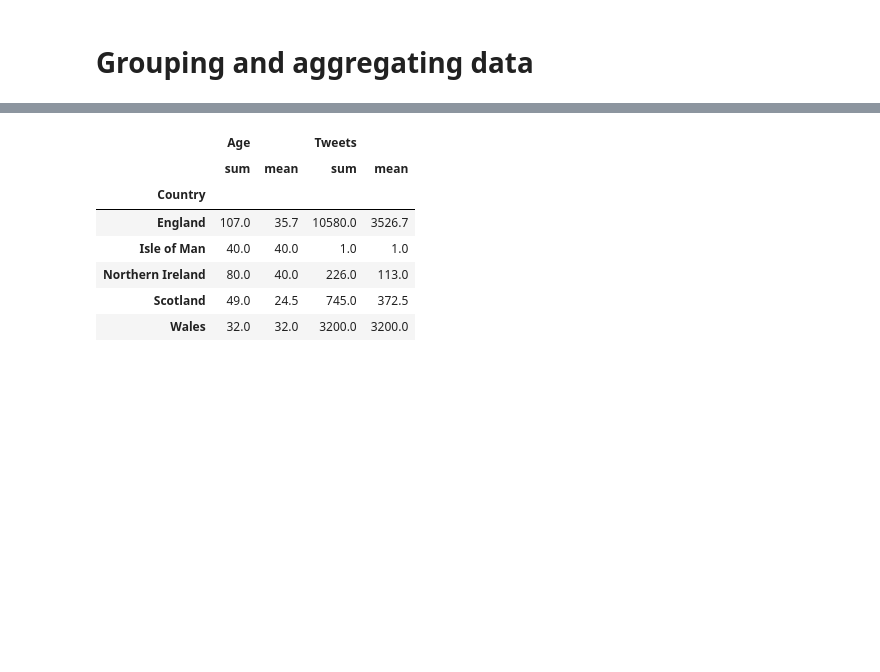
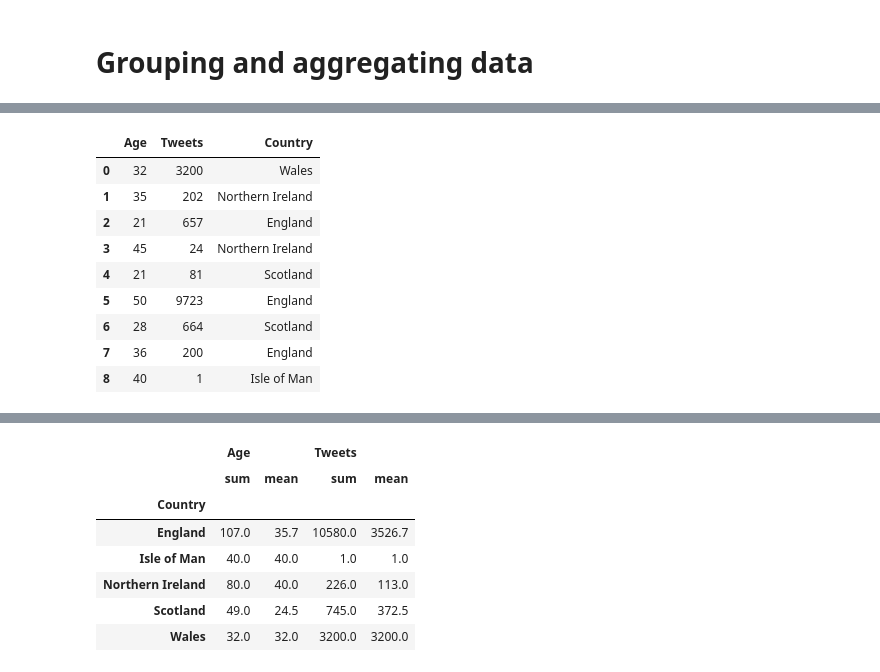
Before and after one commit to berniehogan/fsstds, a Jupyter notebook: chapters/Ch.05.MergingAndSQL.ipynb, the cells around one changed output, grey strips where cells are left out. Cells and saved outputs as stored; diff of their text form; code cells hidden in the pictures; blank space fills up the shorter version.

```diff
--- a/chapters/Ch.05.MergingAndSQL.ipynb
+++ b/chapters/Ch.05.MergingAndSQL.ipynb
@@ -407,0 +421,16 @@ display(group_df.style.format("{:.1f}"))
+# %%
+group_df = people_df.select_dtypes(include=['number'])
+group_df['Country'] = people_df['Country']
+
+display(group_df)
+# %% [output]
+|  | Age | Tweets | Country |
+| 0 | 32 | 3200 | Wales |
+| 1 | 35 | 202 | Northern Ireland |
+| 2 | 21 | 657 | England |
+| 3 | 45 | 24 | Northern Ireland |
+| 4 | 21 | 81 | Scotland |
+| 5 | 50 | 9723 | England |
+| 6 | 28 | 664 | Scotland |
+| 7 | 36 | 200 | England |
+| 8 | 40 | 1 | Isle of Man |
```
Also changed, not shown: parts of 11 cells of this notebook.
